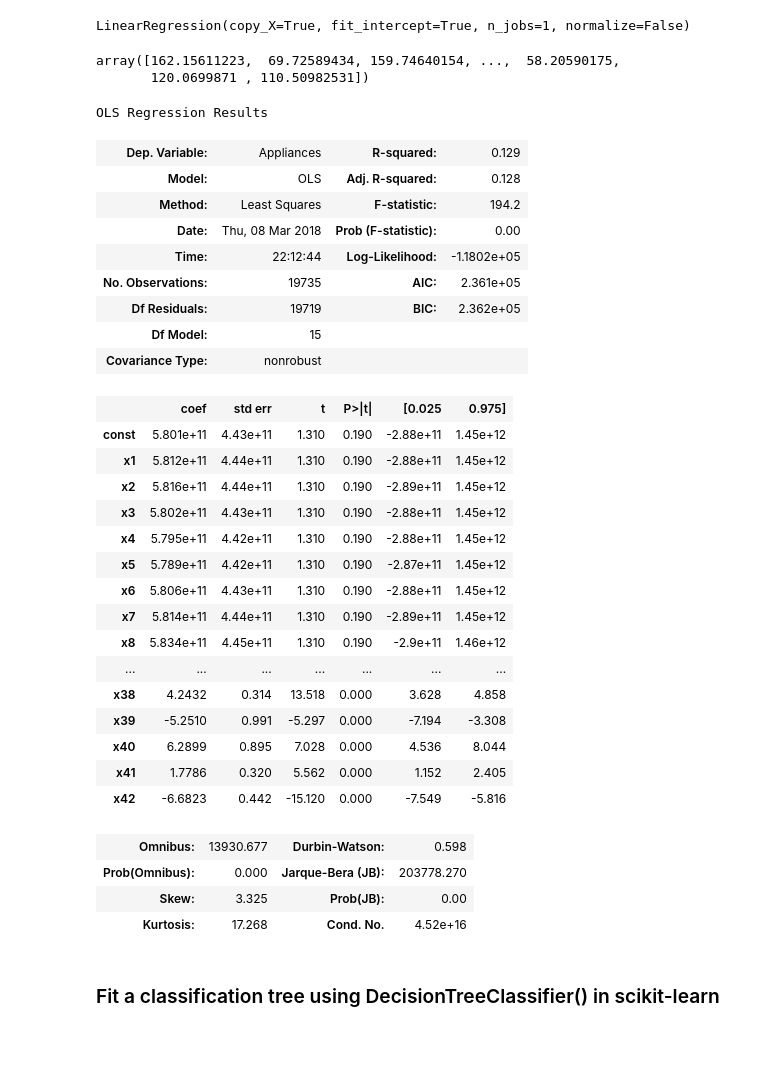
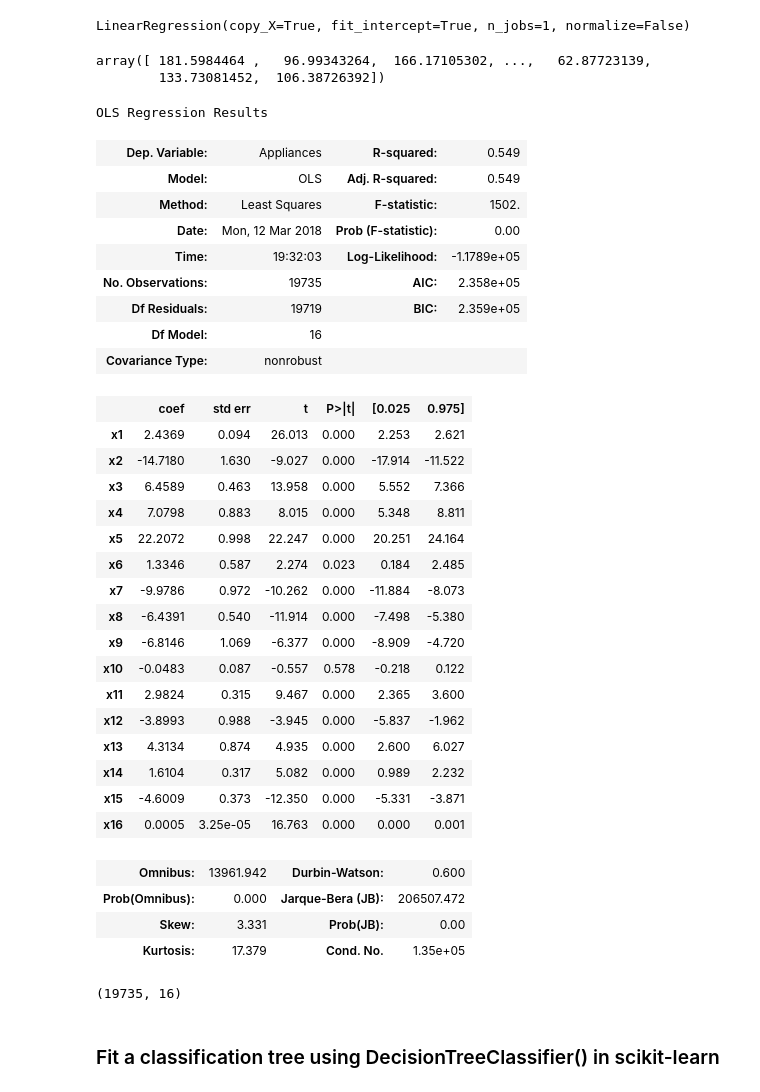
Before and after one commit to aahana-khajanchi/AdavancedDataScience-1, a Jupyter notebook: Assignment2/Part 4 - Prediction algorithms/PredictionAlgo-Copy1.ipynb, the cells around one changed output. Drawn from its saved outputs; the diff is of its cells as text; code cells hidden in the pictures; blank space fills up the shorter version.

```diff
--- a/Assignment2/Part 4 - Prediction algorithms/PredictionAlgo-Copy1.ipynb
+++ b/Assignment2/Part 4 - Prediction algorithms/PredictionAlgo-Copy1.ipynb
@@ -472,6 +408,6 @@ from sklearn import linear_model
 # %%
 #Select response y and Training set X
-my_cols = ['lights', 'T1', 'RH_1', 'T2', 'T3', 'RH_3', 'T4', 'RH_4', 'T5', 'RH_5', 'T6', 'T7', 'T8', 'Windspeed','Tdewpoint']
+my_cols = ['lights', 'T1', 'RH_1', 'T2', 'T3', 'RH_3', 'T4', 'RH_4', 'T5', 'RH_5', 'T6', 'T7', 'T8', 'Windspeed','Tdewpoint','NSM']
 X = data[my_cols]
 y = data['Appliances']
 # %%
@@ -550,46 +486,51 @@ LinearRegression(copy_X=True, fit_intercept=True, n_jobs=1, normalize=False)
 y_pred = regressor.predict(X_test)
 y_pred
 # %% [output]
-array([162.15611223,  69.72589434, 159.74640154, ...,  58.20590175,
-       120.0699871 , 110.50982531])
+array([ 181.5984464 ,   96.99343264,  166.17105302, ...,   62.87723139,
+        133.73081452,  106.38726392])
 # %%
 # Building the optimal model
 import statsmodels.formula.api as sm
-X = np.append(arr = np.ones((19735, 28)).astype(int), values = X, axis = 1)
+X = X.values
 model = sm.OLS(y, X).fit()
 predictions = model.predict(X)
 model.summary()
 # %% [output]
 OLS Regression Results
-| Dep. Variable: | Appliances | R-squared: | 0.129 |
-| Model: | OLS | Adj. R-squared: | 0.128 |
-| Method: | Least Squares | F-statistic: | 194.2 |
-| Date: | Thu, 08 Mar 2018 | Prob (F-statistic): | 0.00 |
-| Time: | 22:12:44 | Log-Likelihood: | -1.1802e+05 |
-| No. Observations: | 19735 | AIC: | 2.361e+05 |
-| Df Residuals: | 19719 | BIC: | 2.362e+05 |
-| Df Model: | 15 |  |  |
+| Dep. Variable: | Appliances | R-squared: | 0.549 |
+| Model: | OLS | Adj. R-squared: | 0.549 |
+| Method: | Least Squares | F-statistic: | 1502. |
+| Date: | Mon, 12 Mar 2018 | Prob (F-statistic): | 0.00 |
+| Time: | 19:32:03 | Log-Likelihood: | -1.1789e+05 |
+| No. Observations: | 19735 | AIC: | 2.358e+05 |
+| Df Residuals: | 19719 | BIC: | 2.359e+05 |
+| Df Model: | 16 |  |  |
 | Covariance Type: | nonrobust |  |  |
 |  | coef | std err | t | P>|t| | [0.025 | 0.975] |
-| const | 5.801e+11 | 4.43e+11 | 1.310 | 0.190 | -2.88e+11 | 1.45e+12 |
-| x1 | 5.812e+11 | 4.44e+11 | 1.310 | 0.190 | -2.88e+11 | 1.45e+12 |
-| x2 | 5.816e+11 | 4.44e+11 | 1.310 | 0.190 | -2.89e+11 | 1.45e+12 |
-| x3 | 5.802e+11 | 4.43e+11 | 1.310 | 0.190 | -2.88e+11 | 1.45e+12 |
-| x4 | 5.795e+11 | 4.42e+11 | 1.310 | 0.190 | -2.88e+11 | 1.45e+12 |
-| x5 | 5.789e+11 | 4.42e+11 | 1.310 | 0.190 | -2.87e+11 | 1.45e+12 |
-| x6 | 5.806e+11 | 4.43e+11 | 1.310 | 0.190 | -2.88e+11 | 1.45e+12 |
-| x7 | 5.814e+11 | 4.44e+11 | 1.310 | 0.190 | -2.89e+11 | 1.45e+12 |
-| x8 | 5.834e+11 | 4.45e+11 | 1.310 | 0.190 | -2.9e+11 | 1.46e+12 |
-| ... | ... | ... | ... | ... | ... | ... |
-| x38 | 4.2432 | 0.314 | 13.518 | 0.000 | 3.628 | 4.858 |
-| x39 | -5.2510 | 0.991 | -5.297 | 0.000 | -7.194 | -3.308 |
-| x40 | 6.2899 | 0.895 | 7.028 | 0.000 | 4.536 | 8.044 |
-| x41 | 1.7786 | 0.320 | 5.562 | 0.000 | 1.152 | 2.405 |
-| x42 | -6.6823 | 0.442 | -15.120 | 0.000 | -7.549 | -5.816 |
+| x1 | 2.4369 | 0.094 | 26.013 | 0.000 | 2.253 | 2.621 |
+| x2 | -14.7180 | 1.630 | -9.027 | 0.000 | -17.914 | -11.522 |
+| x3 | 6.4589 | 0.463 | 13.958 | 0.000 | 5.552 | 7.366 |
+| x4 | 7.0798 | 0.883 | 8.015 | 0.000 | 5.348 | 8.811 |
+| x5 | 22.2072 | 0.998 | 22.247 | 0.000 | 20.251 | 24.164 |
+| x6 | 1.3346 | 0.587 | 2.274 | 0.023 | 0.184 | 2.485 |
+| x7 | -9.9786 | 0.972 | -10.262 | 0.000 | -11.884 | -8.073 |
+| x8 | -6.4391 | 0.540 | -11.914 | 0.000 | -7.498 | -5.380 |
+| x9 | -6.8146 | 1.069 | -6.377 | 0.000 | -8.909 | -4.720 |
+| x10 | -0.0483 | 0.087 | -0.557 | 0.578 | -0.218 | 0.122 |
+| x11 | 2.9824 | 0.315 | 9.467 | 0.000 | 2.365 | 3.600 |
+| x12 | -3.8993 | 0.988 | -3.945 | 0.000 | -5.837 | -1.962 |
+| x13 | 4.3134 | 0.874 | 4.935 | 0.000 | 2.600 | 6.027 |
+| x14 | 1.6104 | 0.317 | 5.082 | 0.000 | 0.989 | 2.232 |
+| x15 | -4.6009 | 0.373 | -12.350 | 0.000 | -5.331 | -3.871 |
+| x16 | 0.0005 | 3.25e-05 | 16.763 | 0.000 | 0.000 | 0.001 |
-| Omnibus: | 13930.677 | Durbin-Watson: | 0.598 |
-| Prob(Omnibus): | 0.000 | Jarque-Bera (JB): | 203778.270 |
-| Skew: | 3.325 | Prob(JB): | 0.00 |
-| Kurtosis: | 17.268 | Cond. No. | 4.52e+16 |
+| Omnibus: | 13961.942 | Durbin-Watson: | 0.600 |
+| Prob(Omnibus): | 0.000 | Jarque-Bera (JB): | 206507.472 |
+| Skew: | 3.331 | Prob(JB): | 0.00 |
+| Kurtosis: | 17.379 | Cond. No. | 1.35e+05 |
+# %%
+X.shape
+# %% [output]
+(19735, 16)
 # %% [markdown]
 ### Fit a classification tree using DecisionTreeClassifier() in scikit-learn
 # %% [markdown]
```
Also changed, not shown: parts of 23 cells of this notebook, 2 other files.
